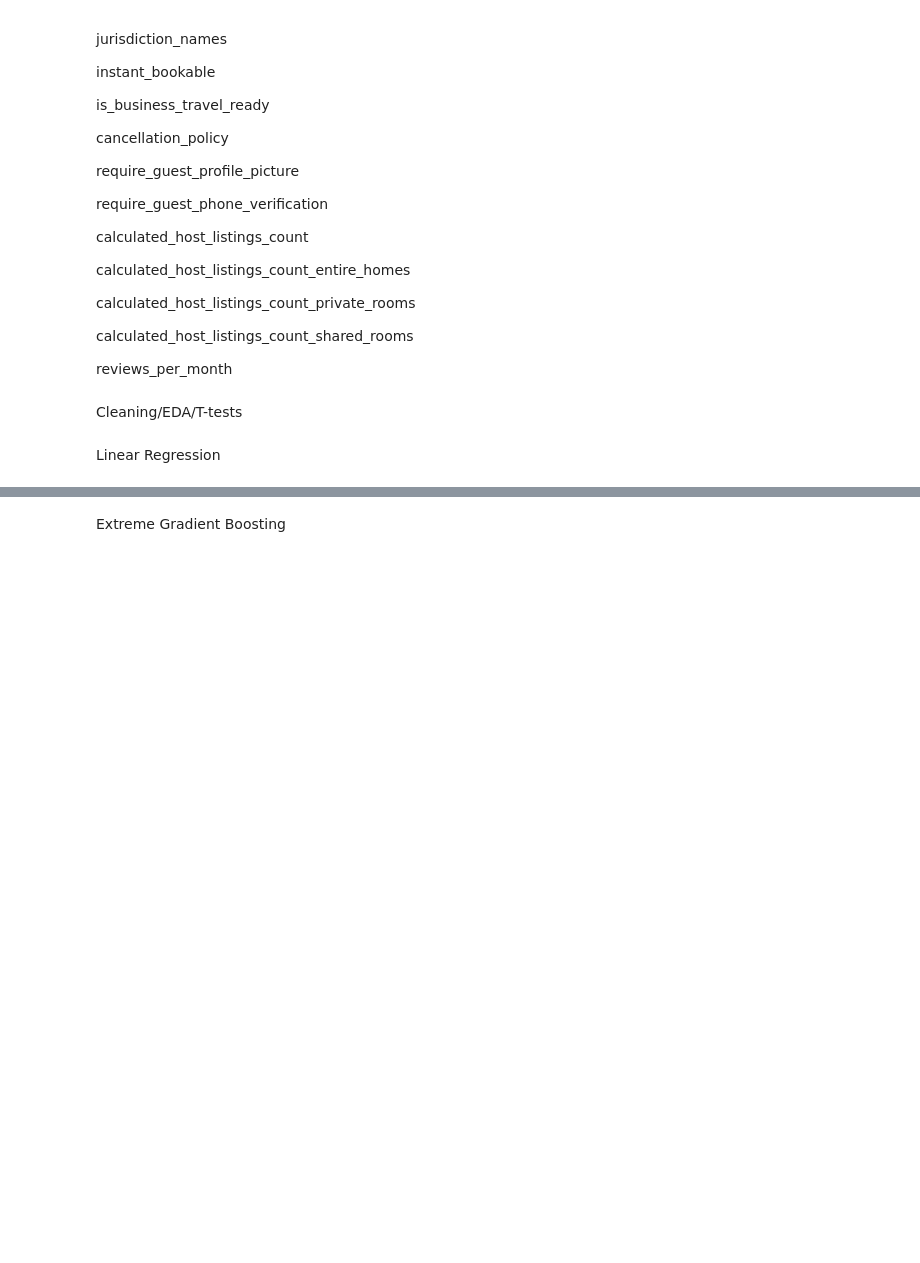
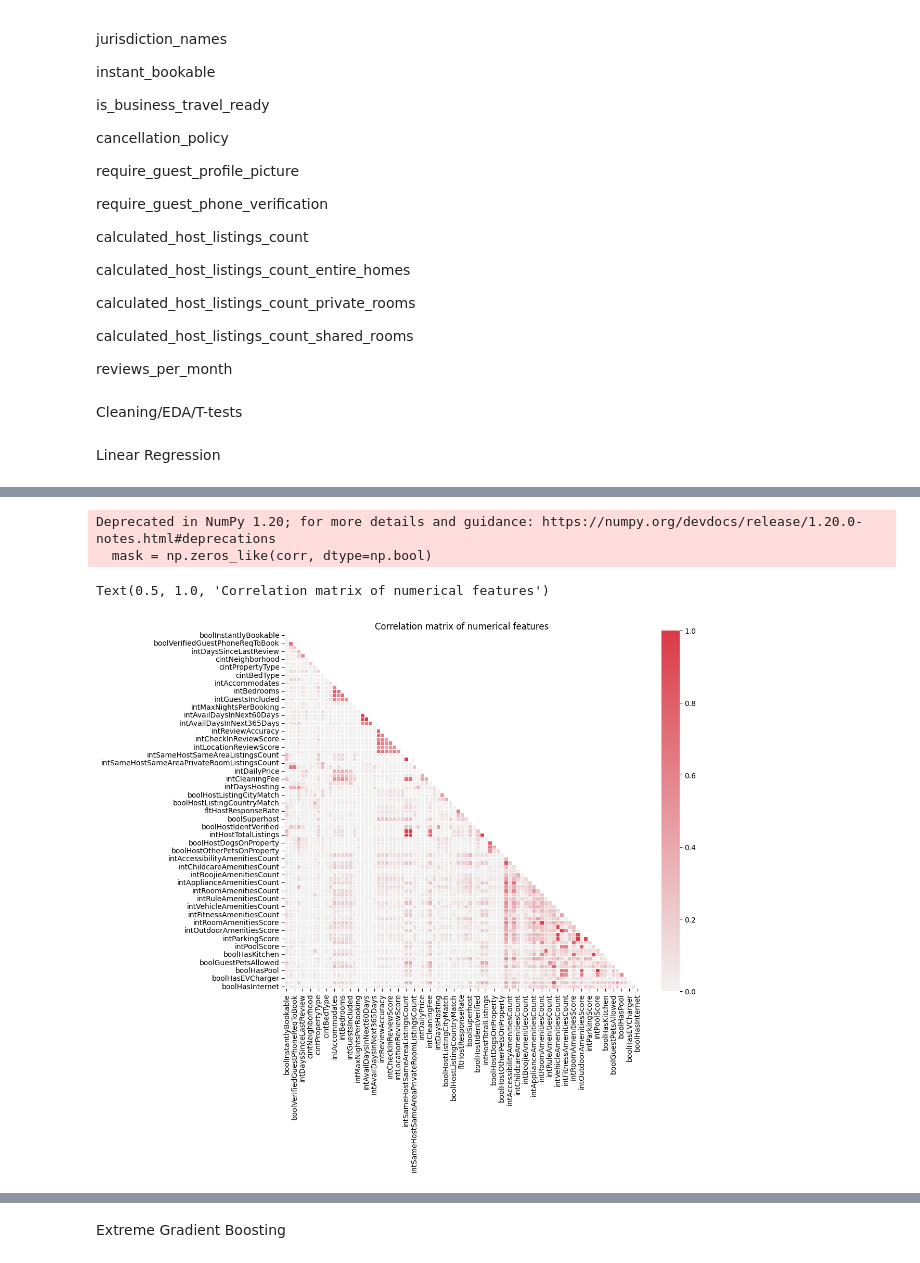
Before and after one commit to shipleydm/IS8036_PROJECT, a Jupyter notebook: IS8036.ipynb, the cells around one changed output, grey strips where cells are left out. Drawn from its saved outputs; the diff is of its cells as text; code cells hidden in the pictures; blank space fills up the shorter version.

```diff
--- a/IS8036.ipynb
+++ b/IS8036.ipynb
@@ -281,0 +319,3 @@ Linear Regression
+# %%
+listing_df = listing_data.loc[:, list_of_columns_to_keep]
+listing_df.info()
@@ -281,0 +341,21 @@ Linear Regression
+# %%
+# Define the columns to drop and the target variable
+# going ahead and removing this host info as well, not being used for predictors
+remove_cols = ['strHostNeighborhood', 'strHostCity', 'strHostStateProv', 'strHostCountry']
+for name in remove_cols:
+  if name in list_of_columns_to_keep:
+    list_of_columns_to_keep.remove(name)
+
+# final dataset with columns kept
+listing_df = listing_df.loc[:, list_of_columns_to_keep]
+
+# model inputs
+# predictors = list_of_columns_to_keep
+# target = 'intDailyPrice'
+
+# Split the data into training and test sets
+df = listing_df # keep copy of original dataframe without the predictor being dropped
+df.drop('intDailyPrice', axis=1)
+df_train, df_test = train_test_split(df, test_size=0.2, random_state=41)
+
+df_train.shape
@@ -281,0 +365,18 @@ Linear Regression
+# %%
+# correlation matrix
+corr = df_train.corr()
+
+# Generate a mask for the upper triangle
+mask = np.zeros_like(corr, dtype=np.bool)
+mask[np.triu_indices_from(mask)] = True
+
+# Set up the matplotlib figure
+f, ax = plt.subplots(figsize=(11, 9))
+
+# Generate a custom diverging colormap
+cmap = sns.diverging_palette(220, 10, as_cmap=True)
+
+# Draw the heatmap with the mask and correct aspect ratio
+sns.heatmap(corr, mask=mask, cmap=cmap, center=0, vmin=0, vmax=1.0, square=True, linewidths=.5, cbar_kws={"shrink": 1.0});
+plt.title('Correlation matrix of numerical features')
+# %% [output]
@@ -281,0 +384,4 @@ Linear Regression
+Deprecated in NumPy 1.20; for more details and guidance: https://numpy.org/devdocs/release/1.20.0-notes.html#deprecations
+  mask = np.zeros_like(corr, dtype=np.bool)
+Text(0.5, 1.0, 'Correlation matrix of numerical features')
+[figure, added]
```
Also changed, not shown: parts of 21 cells of this notebook.
